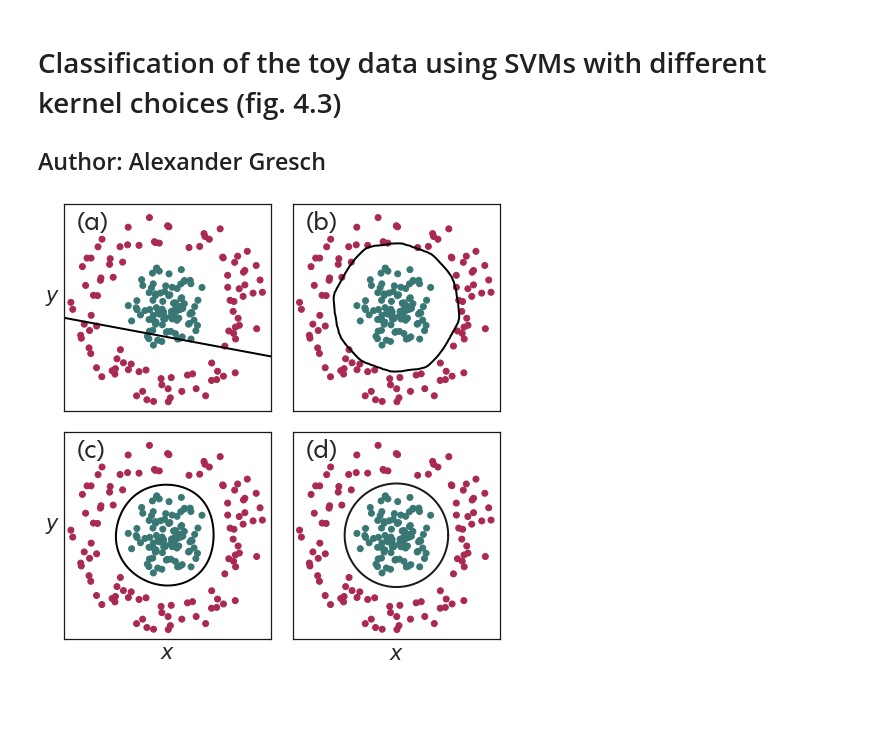
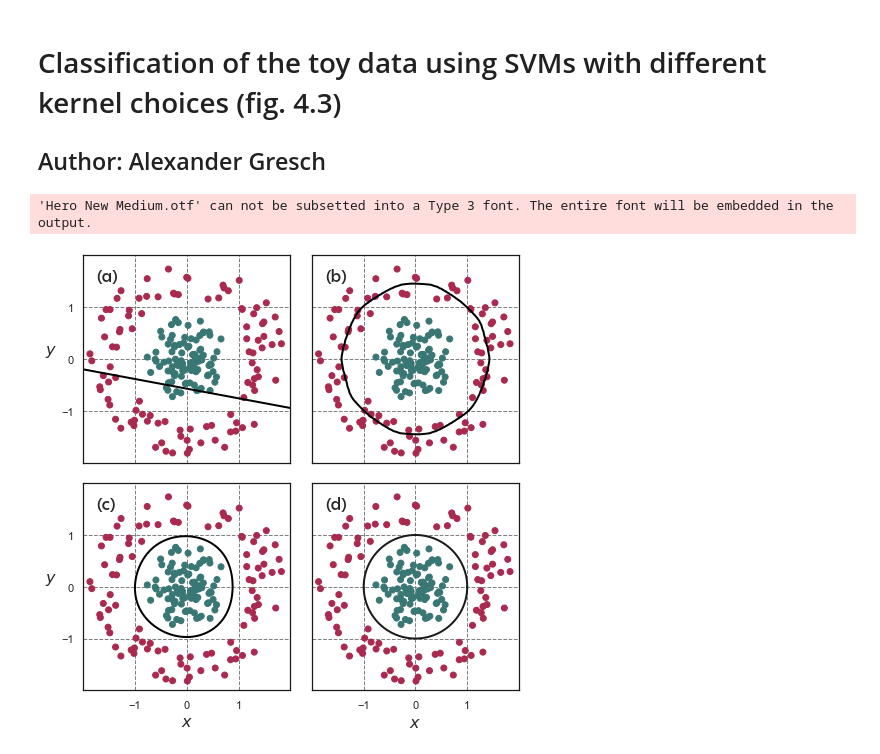
Before and after one commit to Shmoo137/Lecture-Notes, a Jupyter notebook: fig-4.3/4.3-title.ipynb, the cells around one changed output. Cells and saved outputs as stored; diff of their text form; code cells hidden in the pictures; blank space fills up the shorter version.

```diff
--- a/fig-4.3/4.3-title.ipynb
+++ b/fig-4.3/4.3-title.ipynb
@@ -11,9 +11,10 @@ from sklearn.svm import SVC
 # Import custom font
 import matplotlib.font_manager as fm
 
-path = r'../fonts/Hero New Regular.otf' # for text only
-#path = r'your-path\fonts\Hero New Medium.otf' # for (a), (b), etc.
-custom_font = fm.FontProperties(fname=path)
+path_text = r'../fonts/Hero New Regular.otf' # for text only
+path_abc = r'../fonts/Hero New Medium.otf' # for (a), (b), etc.
+custom_font = fm.FontProperties(fname=path_text)
+custom_font_abc = fm.FontProperties(fname=path_abc)
 # %%
 # Import colors (e.g., as 1D and dictionary)
 import pickle
@@ -53,38 +54,43 @@ col = {i: color["dark"] for i,color in enumerate(colors_dict.values())}
 # %%
 # Seaborn style set
 sns.set(style="whitegrid", rc={'figure.figsize':(5.25,3.375)}) # in inches
 sns.set_style("whitegrid", {'grid.linestyle': 'dashed', "grid.color": "0.5", 'axes.edgecolor': '.1'})
 
 plt.figure(figsize=(8,8))
 for i,clf in enumerate((linear,poly,rbf)):
     plt.subplot(221+i)
     plt.scatter(X[:,0],X[:,1],c=[col[i] for i in y])
     clf.fit(X, y)
     Z = clf.decision_function(np.c_[xx.ravel(), yy.ravel()]).reshape(xx.shape)
     plt.contour(xx, yy, Z, levels=[0], linewidths=2, colors="black")
     plt.xlim(-2,2)
-    if i==2:
-        plt.xlabel("$x$",fontsize="xx-large")
-    plt.xticks([])
+    if i<2:
+        plt.xticks(ticks=[-1,0,1], fontsize=11, labels=[])
+    else:
+        plt.xlabel("$x$",fontsize=16)
+        plt.xticks(ticks=[-1,0,1], fontsize=11)
     plt.ylim(-2,2)
     if i%2==0:
-        plt.ylabel("$y$",fontsize="xx-large",fontproperties=custom_font,rotation=0,ha="right")
-    plt.yticks([])
-    plt.text(-1.75,1.5,"("+chr(ord("a")+i)+")",fontsize=24,fontproperties=custom_font)
+        plt.ylabel("$y$",fontsize=16,fontproperties=custom_font,rotation=0,ha="right")
+        plt.yticks(ticks=[-1,0,1], fontsize=11)
+    else:
+        plt.yticks(ticks=[-1,0,1], fontsize=11, labels=[])
+    plt.text(-1.75,1.5,"("+chr(ord("a")+i)+")",fontsize=16,fontproperties=custom_font_abc)
     plt.gca().set_aspect('equal')
 plt.subplot(224)
 plt.scatter(X[:,0],X[:,1],c=[col[i] for i in y])
 angle = np.linspace(0,2*np.pi,100)
 plt.plot(np.cos(angle),np.sin(angle),"k-",linewidth=2)
 plt.xlim(-2,2)
-plt.xlabel("$x$",fontsize="xx-large",fontproperties=custom_font,rotation=0)
-plt.xticks([])
+plt.xlabel("$x$",fontsize=16,fontproperties=custom_font,rotation=0)
+plt.xticks(ticks=[-1,0,1], fontsize=11)
 plt.ylim(-2,2)
-plt.yticks([])
-plt.text(-1.75,1.5,"(d)",fontsize=24,fontproperties=custom_font)
+plt.yticks(ticks=[-1,0,1], fontsize=11, labels=[])
+plt.text(-1.75,1.5,"(d)",fontsize=16,fontproperties=custom_font_abc)
 plt.gca().set_aspect('equal')
 plt.subplots_adjust(wspace=0.05,hspace=0.1)
-plt.savefig("4.3_kernel_trick_comparison.pdf",orientation="landscape",dpi=600,bbox_inches="tight")
+plt.savefig("4.3_kernel_trick_comparison_corr.pdf",orientation="landscape",dpi=600,bbox_inches="tight")
 plt.show()
 # %% [output]
+'Hero New Medium.otf' can not be subsetted into a Type 3 font. The entire font will be embedded in the output.
-[figure, old version]
+[figure, new version]
```
Also changed, not shown: 3 other files.
